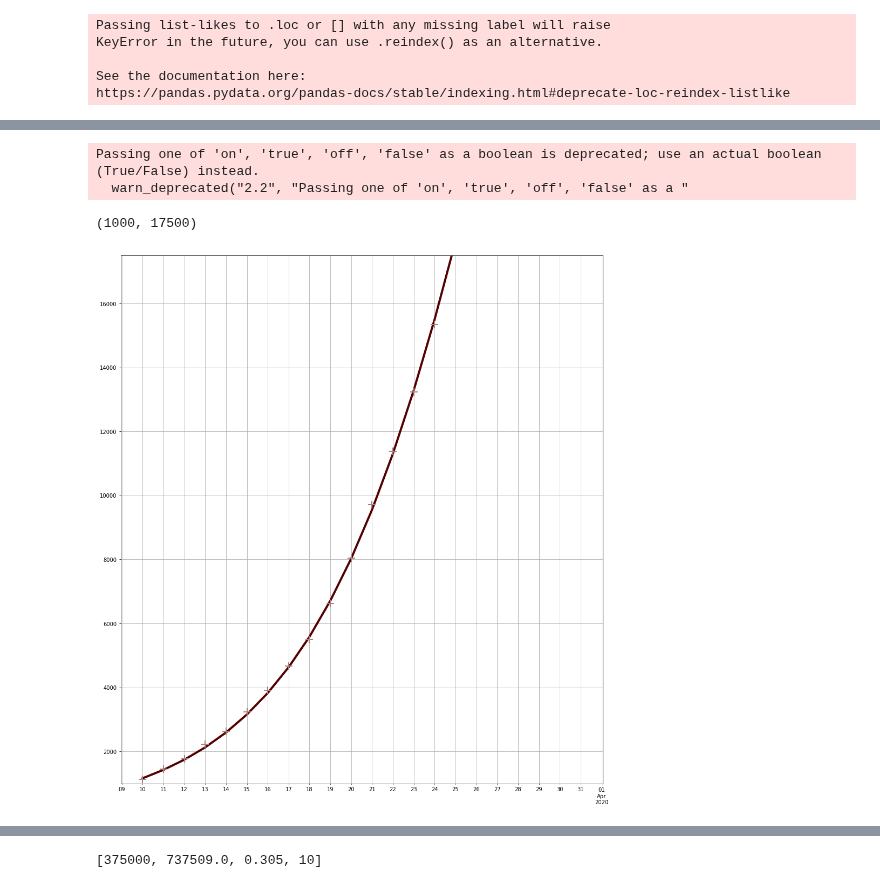
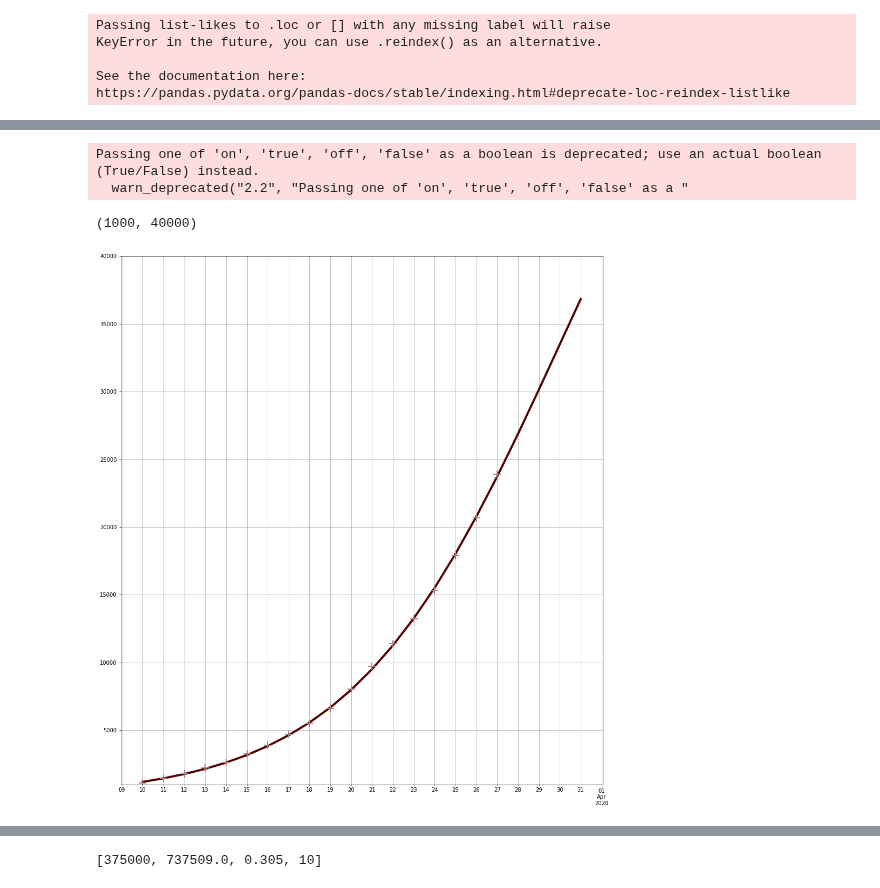
Before and after one commit to djhume/COVID-19, a Jupyter notebook: COVID-19.ipynb, the cells around one changed output, grey strips where cells are left out. Drawn from its saved outputs; the diff is of its cells as text; code cells hidden in the pictures.

```diff
--- a/COVID-19.ipynb
+++ b/COVID-19.ipynb
@@ -479,16 +507,16 @@ d
 # %%
 fig = plt.figure(1, figsize=[16,18])
 ax = fig.add_subplot(111)
 fs["2020/3/10":"2020/3/31"].plot(ax=ax, lw=4)
 fs_r["2020/3/10": "2020/3/31"].plot(ax=ax, marker="+", lw=0, ms=14, mew=2)
 grid('on', which='both')
-ylim([1000, 17500])
+ylim([1000, 40000])
 # ax3.vlines(datetime(2020,3,10), ymin=0, ymax=2000, color='r')
 # %% [output]
 Passing one of 'on', 'true', 'off', 'false' as a boolean is deprecated; use an actual boolean (True/False) instead.
   warn_deprecated("2.2", "Passing one of 'on', 'true', 'off', 'false' as a "
-(1000, 17500)
+(1000, 40000)
-[figure, old version]
+[figure, new version]
 # %%
 fig = plt.figure(1, figsize=[16,18])
 ax = fig.add_subplot(111)
```
Also changed, not shown: parts of 48 cells of this notebook.
